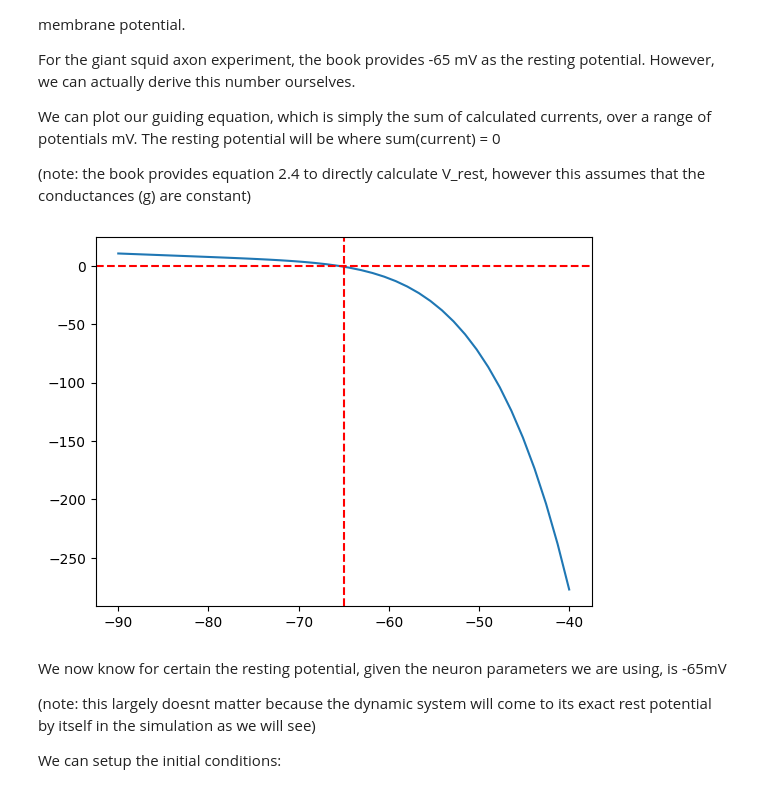
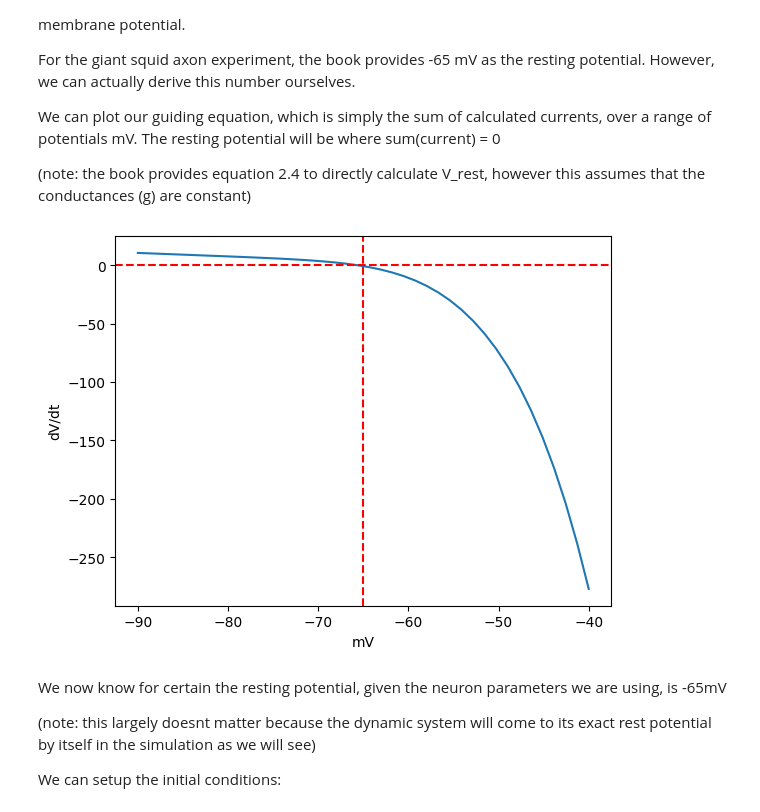
Before and after one commit to tinDavid19428761/JetSpace-Neuromorphic-Engineering, a Jupyter notebook: DynamicalNeuroscience/neuronModelNotebook.ipynb, the cells around one changed output. Saved outputs shown, nothing was run; the diff lists cells and outputs as text; code cells hidden in the pictures.

Commit message:
added graph legends/labels

```diff
--- a/DynamicalNeuroscience/neuronModelNotebook.ipynb
+++ b/DynamicalNeuroscience/neuronModelNotebook.ipynb
@@ -156,16 +156,18 @@ We can plot our guiding equation, which is simply the sum of calculated currents
 # %%
 Varray = np.linspace(-40,-90,40)
 Itest = np.zeros(len(Varray))
 for i,Vstep in enumerate(Varray):
     Itest[i] = -(gKmax*(gate_inf(Vstep,gate_n)**4)*(Vstep-EK))-(gNamax*(gate_inf(Vstep,gate_m)**3)*(gate_inf(Vstep,gate_h))*(Vstep-ENa))-(gL*(Vstep-ECl))
 
 plt.figure()
 plt.plot(Varray,Itest, label="current flows")
+plt.xlabel('mV')
+plt.ylabel('dV/dt')
 plt.axhline(y=0,color='r',linestyle='--')
 plt.axvline(x=-65,color='r',linestyle='--')
 plt.show()
 # %% [output]
-[figure, old version]
+[figure, new version]
 # %% [markdown]
 We now know for certain the resting potential, given the neuron parameters we are using, is -65mV
 
```
Also changed, not shown: 1 other file.
